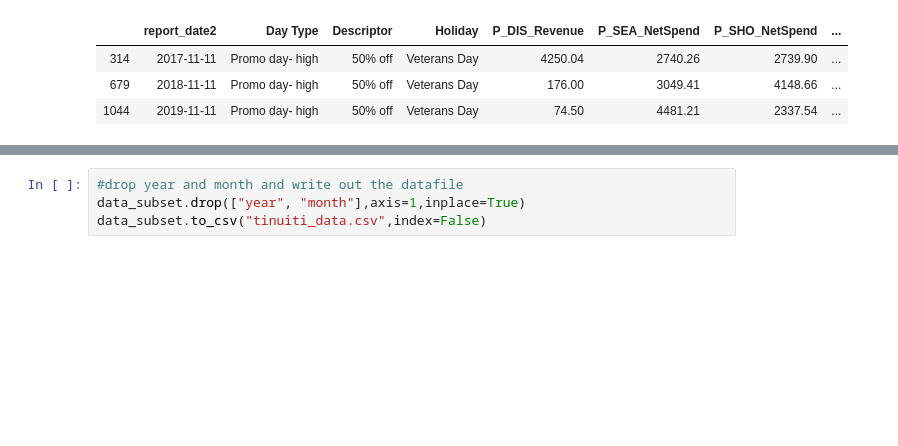
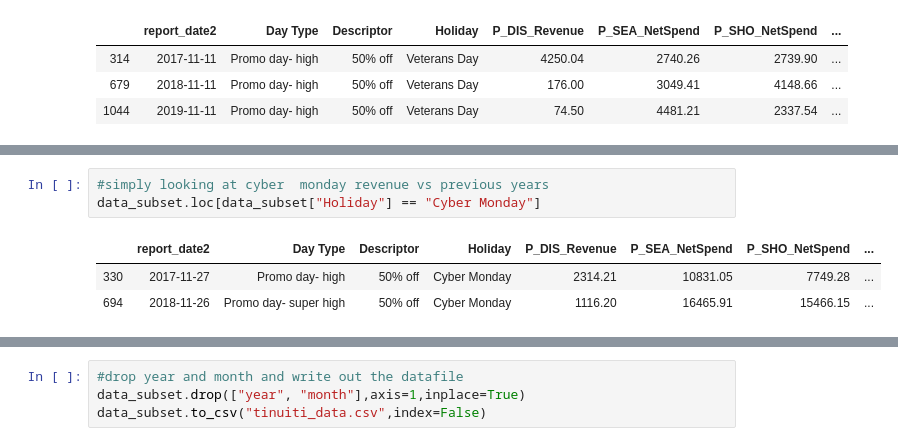
Before and after one commit to VRSILAC/tinuiti, a Jupyter notebook: tinuiti_data.ipynb, the cells around one changed output, grey strips where cells are left out. Drawn from its saved outputs; the diff is of its cells as text; blank space fills up the shorter version.

```diff
--- a/tinuiti_data.ipynb
+++ b/tinuiti_data.ipynb
@@ -88,3 +95,10 @@ data_subset.loc[data_subset["Holiday"] == "Veterans Day"]
+# %%
+#simply looking at cyber  monday revenue vs previous years
+data_subset.loc[data_subset["Holiday"] == "Cyber Monday"]
+# %% [output]
+|  | report_date2 | Day Type | Descriptor | Holiday | P_DIS_Revenue | P_SEA_NetSpend | P_SHO_NetSpend | ... |
+| 330 | 2017-11-27 | Promo day- high | 50% off | Cyber Monday | 2314.21 | 10831.05 | 7749.28 | ... |
+| 694 | 2018-11-26 | Promo day- super high | 50% off | Cyber Monday | 1116.20 | 16465.91 | 15466.15 | ... |
 # %%
 #getting the percent of rows with 0 value in the target
 1-(np.count_nonzero(data_subset["P_DIS_Revenue"])/data_subset.shape[0])
```
Also changed, not shown: parts of 3 cells of this notebook.
